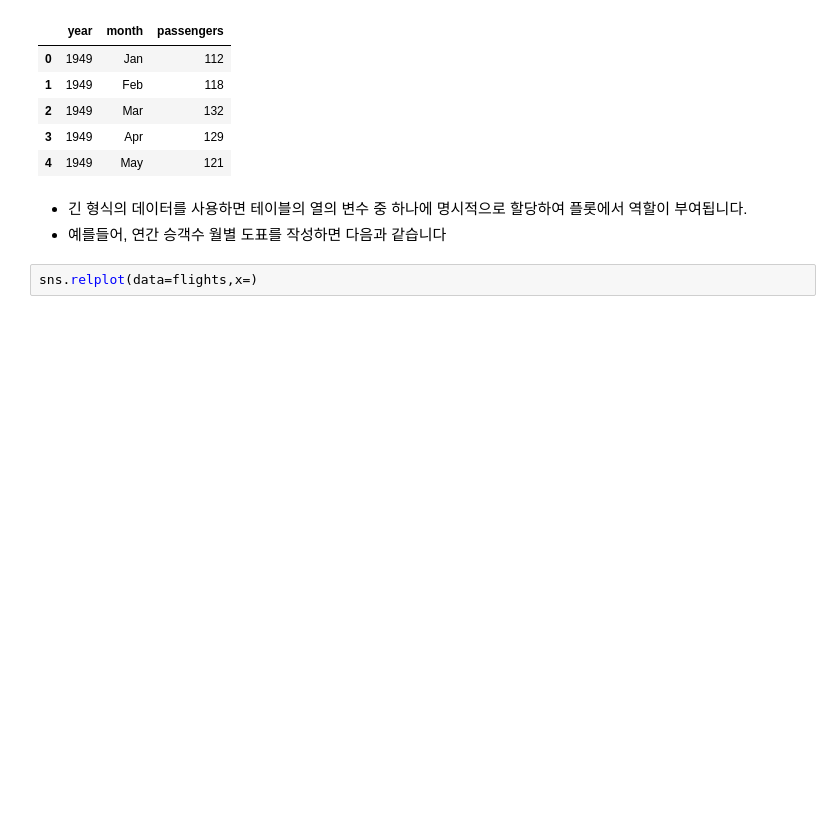
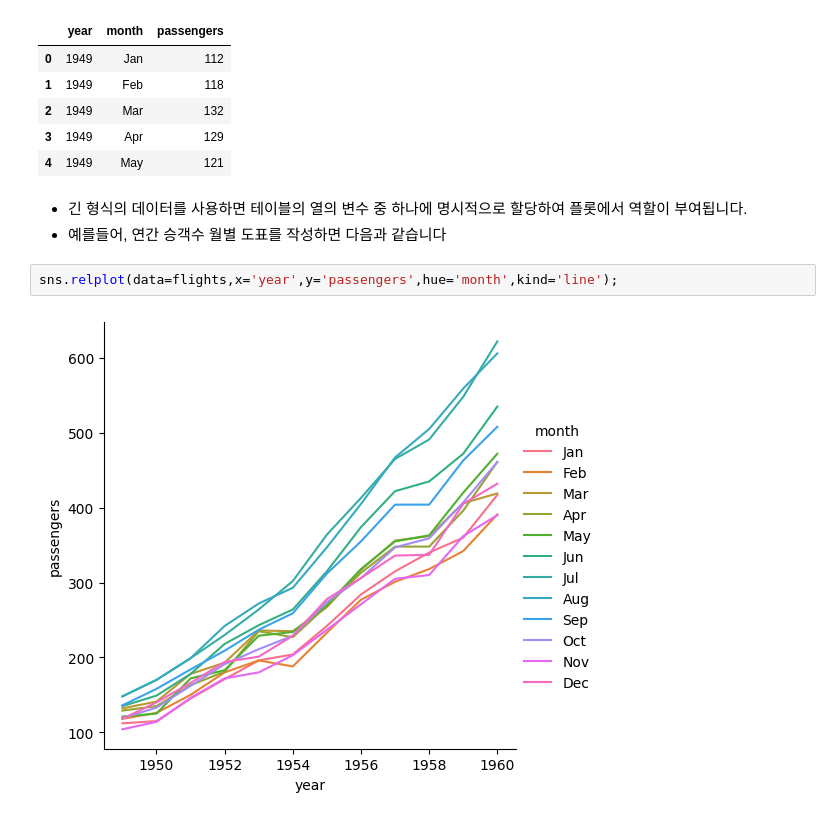
Before and after one commit to seoinhyeok96/seaborn-tutorial-, a Jupyter notebook: Data structures accepted by seaborn.ipynb, the cells around one changed output. Cells and saved outputs as stored; diff of their text form; blank space fills up the shorter version.

```diff
--- a/Data structures accepted by seaborn.ipynb
+++ b/Data structures accepted by seaborn.ipynb
@@ -33,4 +33,6 @@ flights.head()
 - 긴 형식의 데이터를 사용하면 테이블의 열의 변수 중 하나에 명시적으로 할당하여 플롯에서 역할이 부여됩니다.
 - 예를들어, 연간 승객수 월별 도표를 작성하면 다음과 같습니다
 # %%
-sns.relplot(data=flights,x=)
+sns.relplot(data=flights,x='year',y='passengers',hue='month',kind='line');
+# %% [output]
+[figure, added]
```
